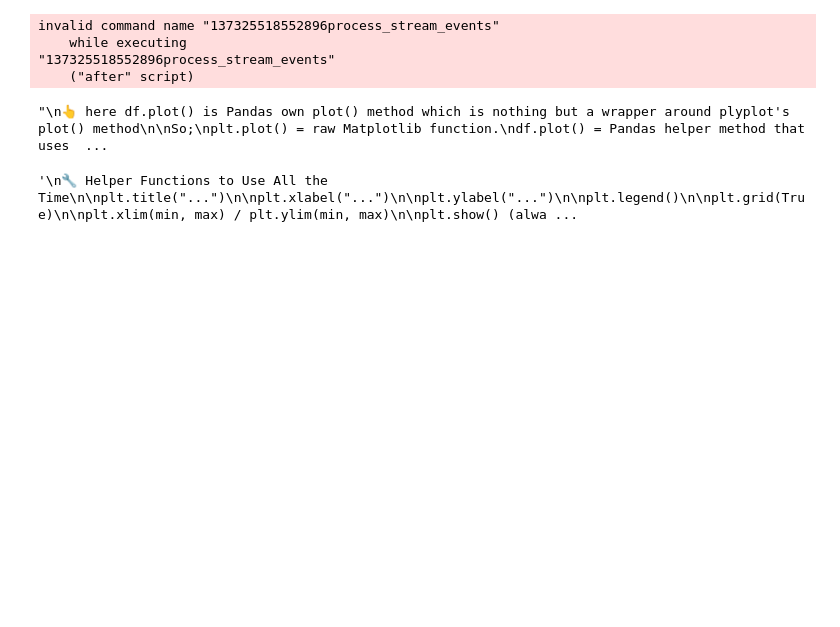
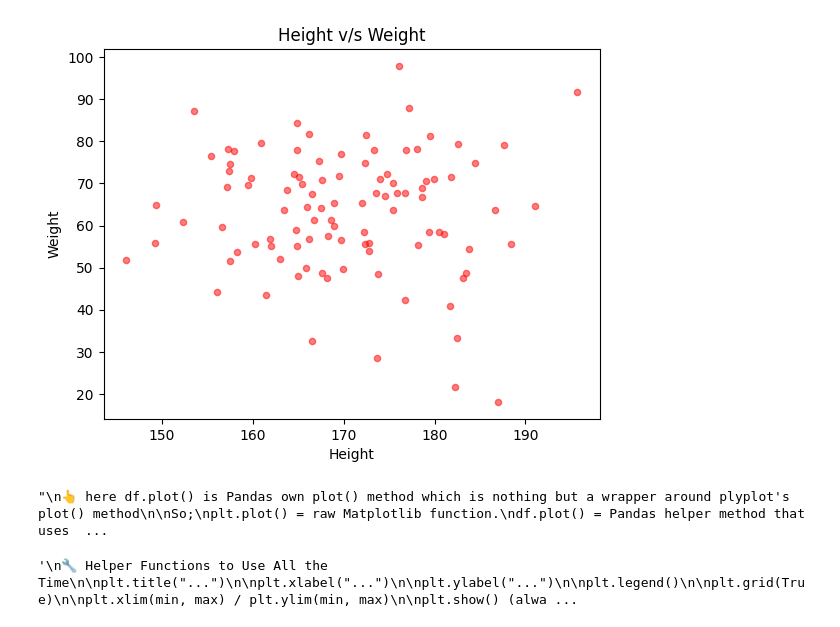
Before and after one commit to megabytis/applied-ML-notebooks, a Jupyter notebook: MatplotLib/notes.ipynb, the cells around one changed output. Drawn from its saved outputs; the diff is of its cells as text; code cells hidden in the pictures; blank space fills up the shorter version.

```diff
--- a/MatplotLib/notes.ipynb
+++ b/MatplotLib/notes.ipynb
@@ -162,39 +147,37 @@ invalid command name "137325582524032process_stream_events"
 #################################################
 # 6. Integration with Pandas (super common in ML)
 #################################################
 
 df = pd.DataFrame({
-    "Height": np.random.normal(170,10,100),
+    "Height": np.random
+    .normal(170,10,100),
     "Weight": np.random.normal(65,15,100)
 })
 
 df.plot(kind="scatter", x="Height", y="Weight", alpha=0.5, color="red")
 plt.title("Height v/s Weight")
 plt.show()
 
 """
 👆 here df.plot() is Pandas own plot() method which is nothing but a wrapper around plyplot's plot() method
 
 So;
 plt.plot() = raw Matplotlib function.
 df.plot() = Pandas helper method that uses Matplotlib under the hood.
 
 ** so, Why does Pandas have its own .plot()?
 
 Because most of the time in ML we'll work with DataFrames (after cleaning data).
 Instead of extracting columns manually and passing them into plt, we can directly plot from the DataFrame.
 
 ** ⚡ So the rule is:
 
 If we’re working with raw arrays (NumPy) → use plt.plot, plt.scatter, etc.
 If ywe’re working with Pandas DataFrame → use df.plot(...).
 """
 # %% [output]
+[figure, added]
-invalid command name "137325518552896process_stream_events"
-    while executing
-"137325518552896process_stream_events"
-    ("after" script)
+"\n👆 here df.plot() is Pandas own plot() method which is nothing but a wrapper around plyplot's plot() method\n\nSo;\nplt.plot() = raw Matplotlib function.\ndf.plot() = Pandas helper method that uses  ...
-"\n👆 here df.plot() is Pandas own plot() method which is nothing but a wrapper around plyplot's plot() method\n\nSo;\nplt.plot() = raw Matplotlib function.\ndf.plot() = Pandas helper method that uses  ...
 # %%
 """
 🔧 Helper Functions to Use All the Time
```
Also changed, not shown: parts of 5 cells of this notebook.
